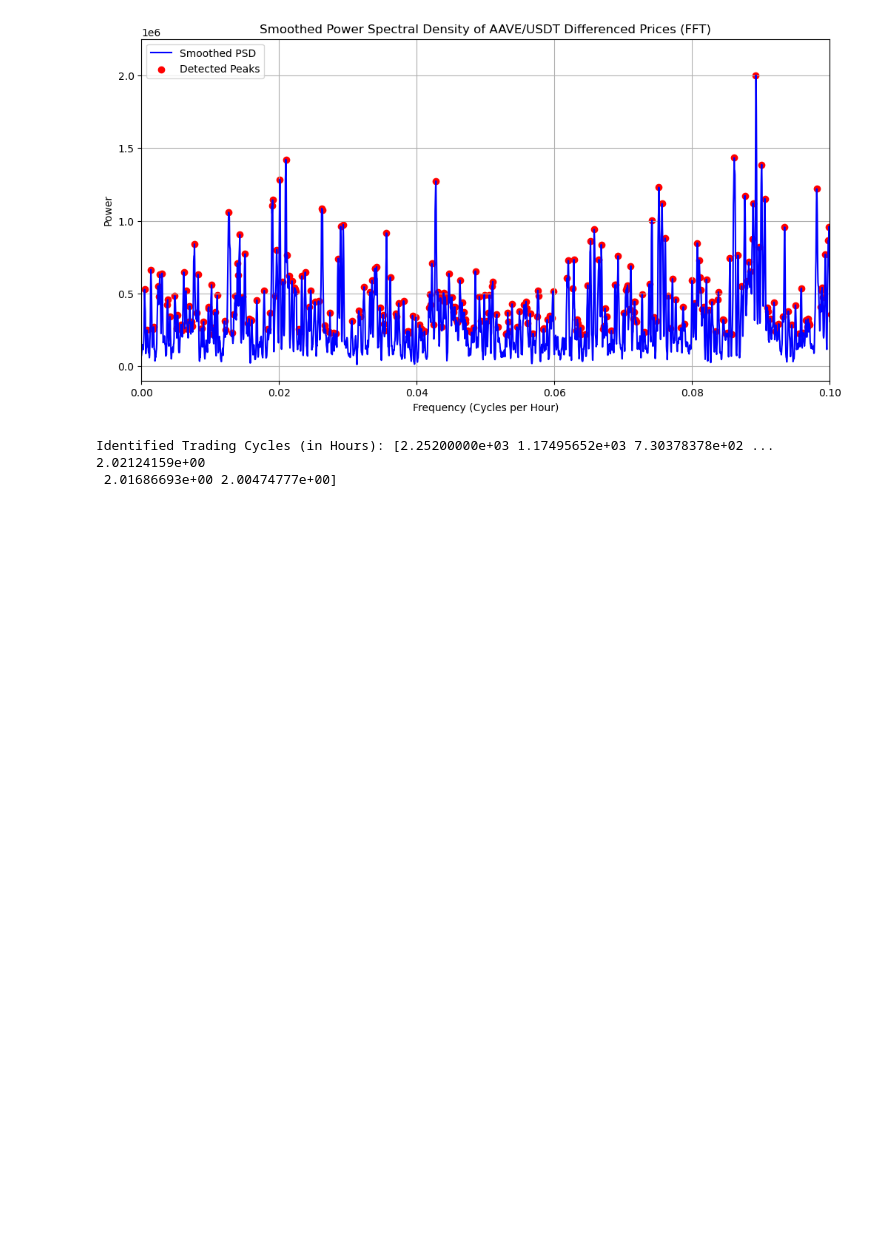
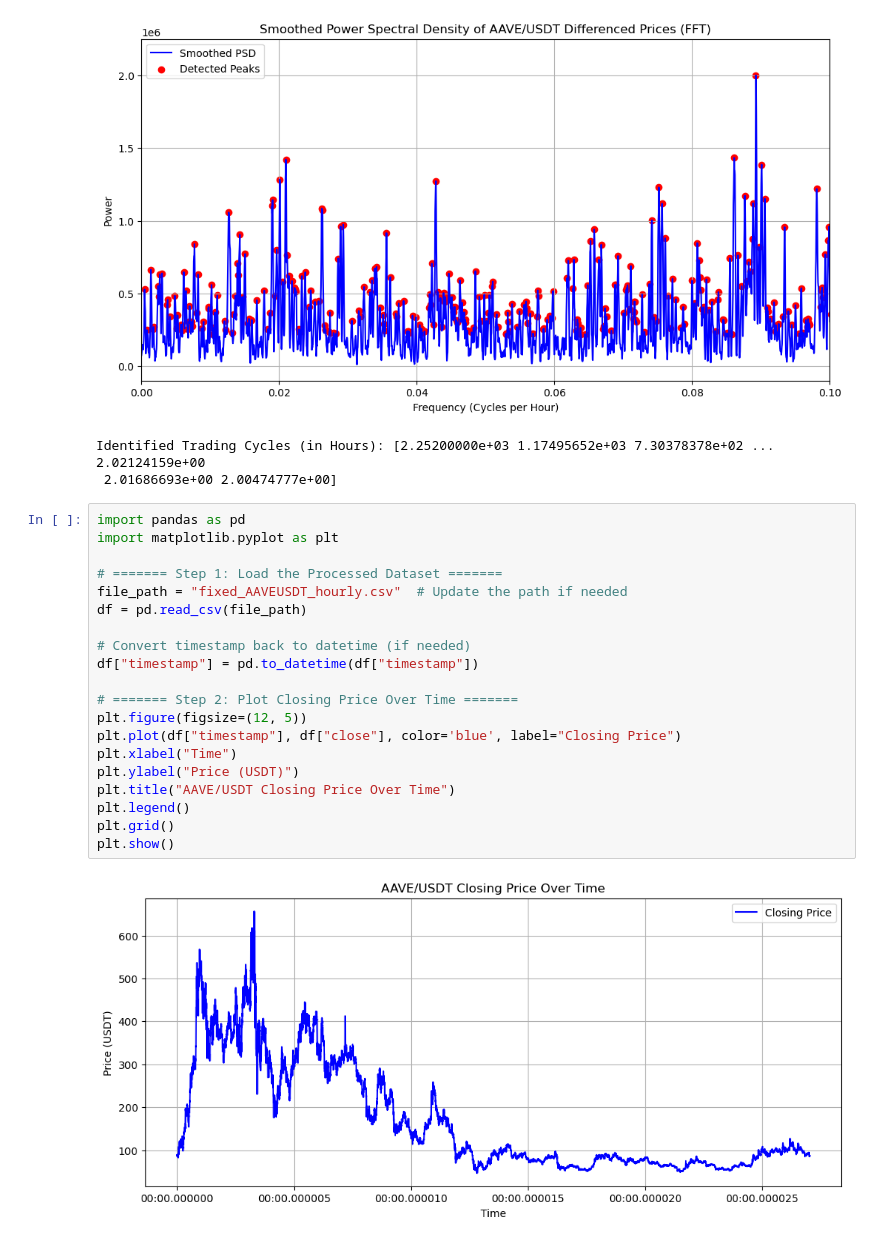
Before and after one commit to vamsin07/DSC-244-FFT, a Jupyter notebook: FFT.ipynb, the cells around one changed output. Drawn from its saved outputs; the diff is of its cells as text; blank space fills up the shorter version.

```diff
--- a/FFT.ipynb
+++ b/FFT.ipynb
@@ -274,3 +274,25 @@ print("Identified Trading Cycles (in Hours):", dominant_periods)
 [figure]
 Identified Trading Cycles (in Hours): [2.25200000e+03 1.17495652e+03 7.30378378e+02 ... 2.02124159e+00
  2.01686693e+00 2.00474777e+00]
+# %%
+import pandas as pd
+import matplotlib.pyplot as plt
+
+# ======= Step 1: Load the Processed Dataset =======
+file_path = "fixed_AAVEUSDT_hourly.csv"  # Update the path if needed
+df = pd.read_csv(file_path)
+
+# Convert timestamp back to datetime (if needed)
+df["timestamp"] = pd.to_datetime(df["timestamp"])
+
+# ======= Step 2: Plot Closing Price Over Time =======
+plt.figure(figsize=(12, 5))
+plt.plot(df["timestamp"], df["close"], color='blue', label="Closing Price")
+plt.xlabel("Time")
+plt.ylabel("Price (USDT)")
+plt.title("AAVE/USDT Closing Price Over Time")
+plt.legend()
+plt.grid()
+plt.show()
+# %% [output]
+[figure, added]
```
Also changed, not shown: parts of 18 cells of this notebook, 1 other file.
